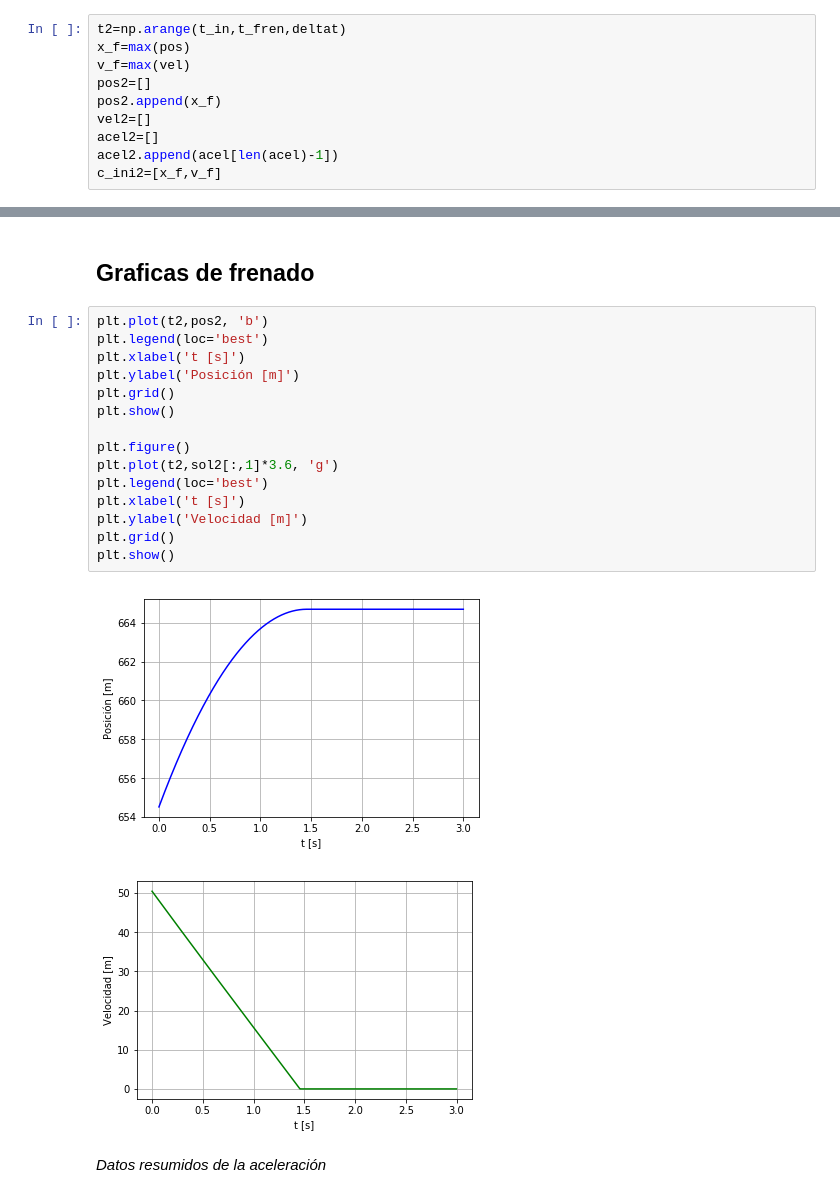
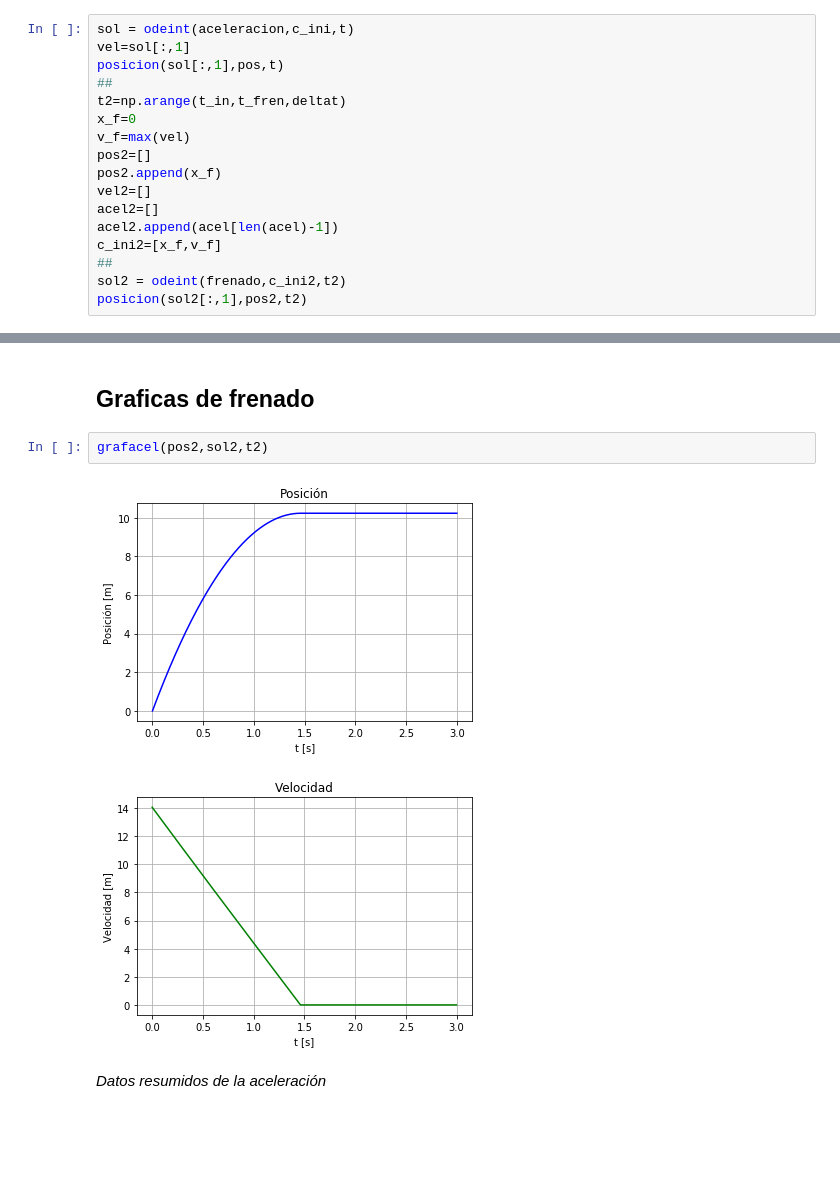
Before and after one commit to OscarEMejia/Herramientas-Computacionales, a Jupyter notebook: Taller_2/Taller_2.ipynb, the cells around one changed output, grey strips where cells are left out. Saved outputs shown, nothing was run; the diff lists cells and outputs as text; blank space fills up the shorter version.

```diff
--- a/Taller_2/Taller_2.ipynb
+++ b/Taller_2/Taller_2.ipynb
@@ -184,6 +206,10 @@ def frenado(vx,t0):
 # %%
+sol = odeint(aceleracion,c_ini,t)
+vel=sol[:,1]
+posicion(sol[:,1],pos,t)
+##
 t2=np.arange(t_in,t_fren,deltat)
-x_f=max(pos)
+x_f=0
 v_f=max(vel)
 pos2=[]
 pos2.append(x_f)
@@ -191,3 +217,6 @@ vel2=[]
 acel2=[]
 acel2.append(acel[len(acel)-1])
 c_ini2=[x_f,v_f]
+##
+sol2 = odeint(frenado,c_ini2,t2)
+posicion(sol2[:,1],pos2,t2)
@@ -216,23 +230,10 @@ plt.show()
 # %% [markdown]
 ## Graficas de frenado
-# %%
-plt.plot(t2,pos2, 'b')
-plt.legend(loc='best')
-plt.xlabel('t [s]')
-plt.ylabel('Posición [m]')
-plt.grid()
-plt.show()
-
-plt.figure()
-plt.plot(t2,sol2[:,1]*3.6, 'g')
-plt.legend(loc='best')
-plt.xlabel('t [s]')
-plt.ylabel('Velocidad [m]')
-plt.grid()
-plt.show()
-# %% [output]
-[figure, removed]
-[figure, removed]
+# %%
+grafacel(pos2,sol2,t2)
+# %% [output]
+[figure, added]
+[figure, added]
 # %% [markdown]
 *Datos resumidos de la aceleración*
 # %%
```
Also changed, not shown: parts of 23 cells of this notebook.
